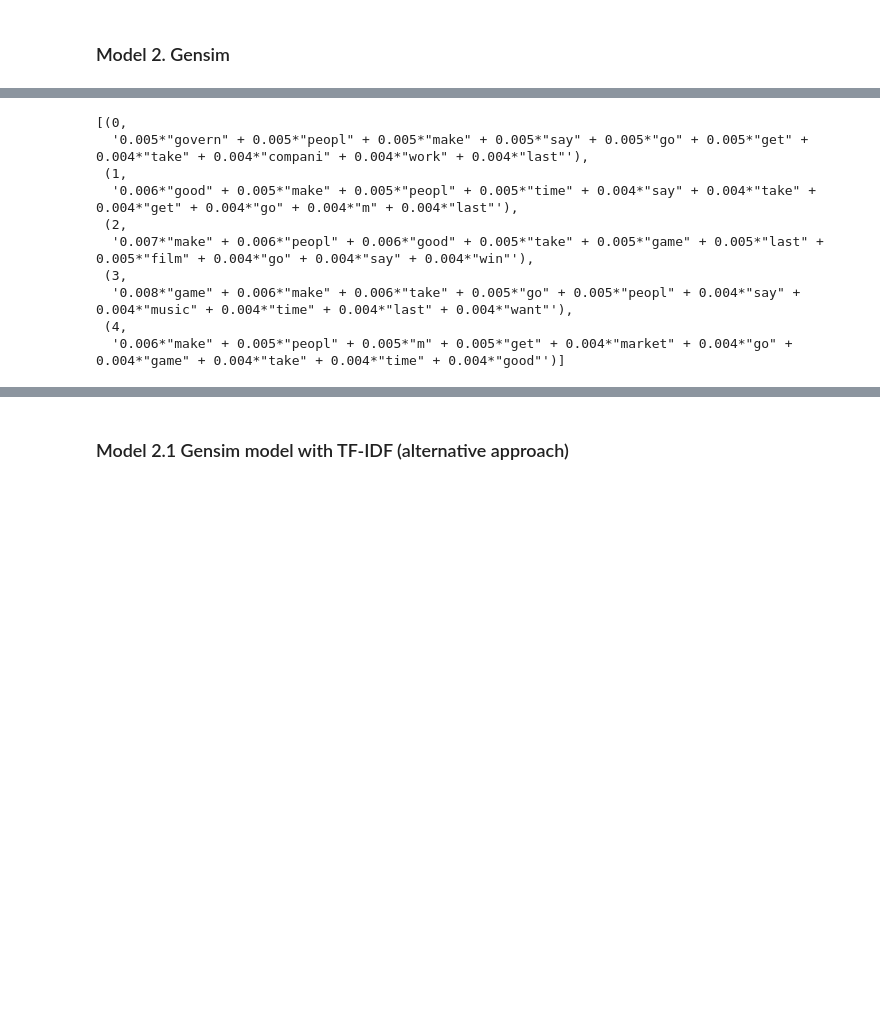
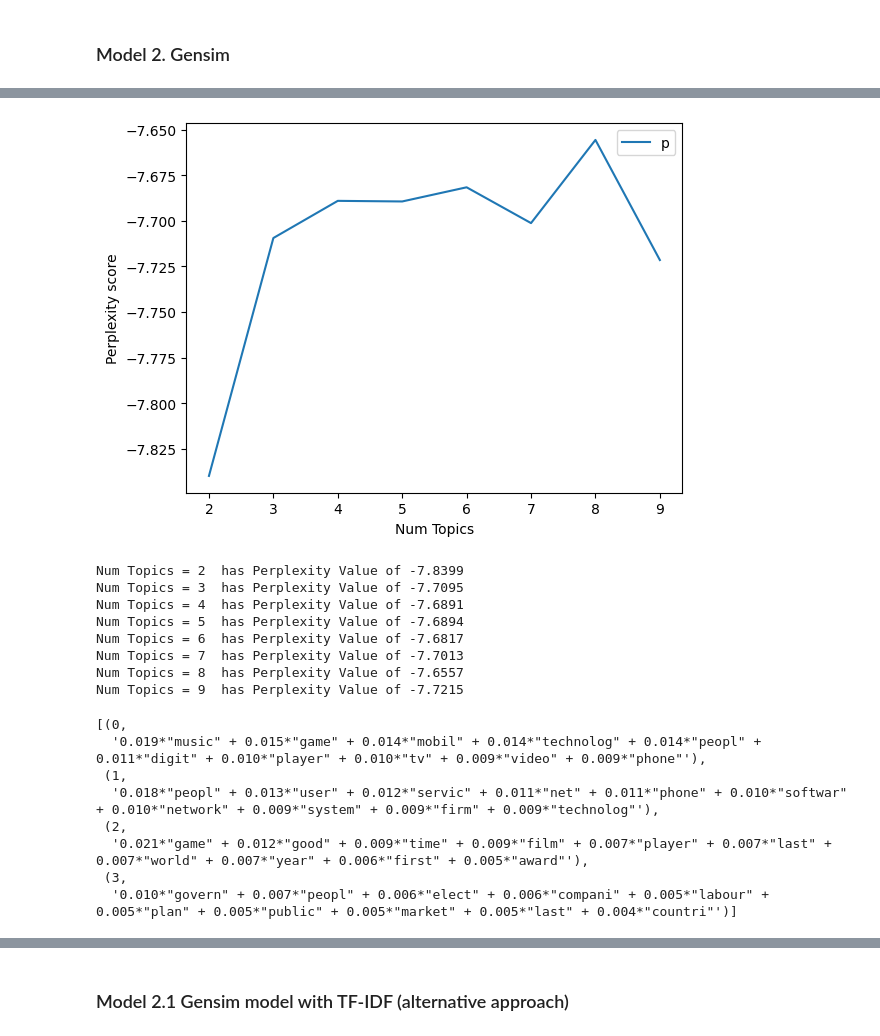
Before and after one commit to CalesSla/NLP_TopicModelling, a Jupyter notebook: LDA_clean_model_bbc.ipynb, the cells around one changed output, grey strips where cells are left out. Drawn from its saved outputs; the diff is of its cells as text; code cells hidden in the pictures; blank space fills up the shorter version.

```diff
--- a/LDA_clean_model_bbc.ipynb
+++ b/LDA_clean_model_bbc.ipynb
@@ -329,21 +358,42 @@ Num Topics = 9  has Coherence Value of 0.2586
+# %%
+# Show graph
+limit=10; start=2; step=1;
+x = range(start, limit, step)
+plt.plot(x, perplexity_list)
+plt.xlabel("Num Topics")
+plt.ylabel("Perplexity score")
+plt.legend(("perplexity_values"), loc='best')
+plt.show()
+
+# Print the perplexity scores
+for m, cv in zip(x, perplexity_list):
+    print("Num Topics =", m, " has Perplexity Value of", round(cv, 4))
+# %% [output]
+[figure, added]
+Num Topics = 2  has Perplexity Value of -7.8399
+Num Topics = 3  has Perplexity Value of -7.7095
+Num Topics = 4  has Perplexity Value of -7.6891
+Num Topics = 5  has Perplexity Value of -7.6894
+Num Topics = 6  has Perplexity Value of -7.6817
+Num Topics = 7  has Perplexity Value of -7.7013
+Num Topics = 8  has Perplexity Value of -7.6557
+Num Topics = 9  has Perplexity Value of -7.7215
 # %%
-best_num = 5
+best_num = 4
 
 # Select the model and print the topics
-optimal_model = model_list[best_num - 2]
+optimal_model = model_list[best_num-2]
 model_topics = optimal_model.show_topics(formatted=False)
 optimal_model.print_topics(num_words=10)
 # %% [output]
 [(0,
-  '0.005*"govern" + 0.005*"peopl" + 0.005*"make" + 0.005*"say" + 0.005*"go" + 0.005*"get" + 0.004*"take" + 0.004*"compani" + 0.004*"work" + 0.004*"last"'),
+  '0.019*"music" + 0.015*"game" + 0.014*"mobil" + 0.014*"technolog" + 0.014*"peopl" + 0.011*"digit" + 0.010*"player" + 0.010*"tv" + 0.009*"video" + 0.009*"phone"'),
  (1,
-  '0.006*"good" + 0.005*"make" + 0.005*"peopl" + 0.005*"time" + 0.004*"say" + 0.004*"take" + 0.004*"get" + 0.004*"go" + 0.004*"m" + 0.004*"last"'),
+  '0.018*"peopl" + 0.013*"user" + 0.012*"servic" + 0.011*"net" + 0.011*"phone" + 0.010*"softwar" + 0.010*"network" + 0.009*"system" + 0.009*"firm" + 0.009*"technolog"'),
  (2,
-  '0.007*"make" + 0.006*"peopl" + 0.006*"good" + 0.005*"take" + 0.005*"game" + 0.005*"last" + 0.005*"film" + 0.004*"go" + 0.004*"say" + 0.004*"win"'),
+  '0.021*"game" + 0.012*"good" + 0.009*"time" + 0.009*"film" + 0.007*"player" + 0.007*"last" + 0.007*"world" + 0.007*"year" + 0.006*"first" + 0.005*"award"'),
  (3,
-  '0.008*"game" + 0.006*"make" + 0.006*"take" + 0.005*"go" + 0.005*"peopl" + 0.004*"say" + 0.004*"music" + 0.004*"time" + 0.004*"last" + 0.004*"want"'),
- (4,
-  '0.006*"make" + 0.005*"peopl" + 0.005*"m" + 0.005*"get" + 0.004*"market" + 0.004*"go" + 0.004*"game" + 0.004*"take" + 0.004*"time" + 0.004*"good"')]
+  '0.010*"govern" + 0.007*"peopl" + 0.006*"elect" + 0.006*"compani" + 0.005*"labour" + 0.005*"plan" + 0.005*"public" + 0.005*"market" + 0.005*"last" + 0.004*"countri"')]
 # %%
 # Visualize the topics
 pyLDAvis.enable_notebook()
```
Also changed, not shown: parts of 16 cells of this notebook, 3 other files.
